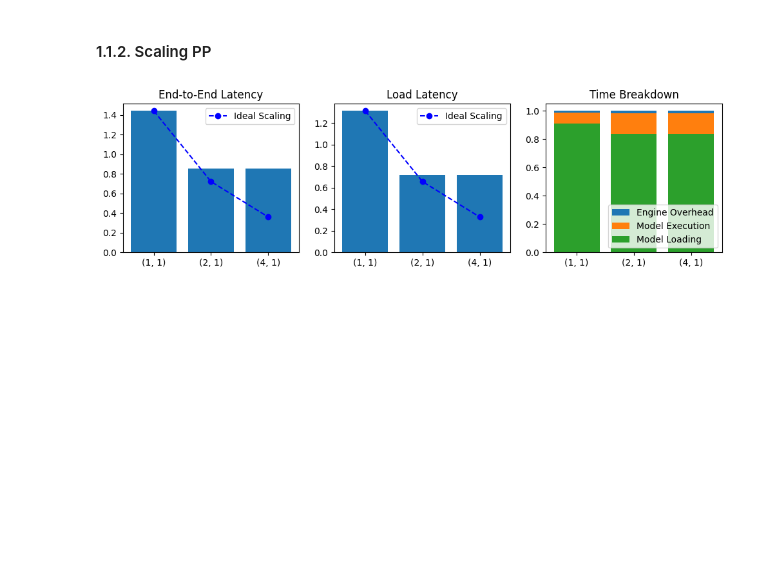
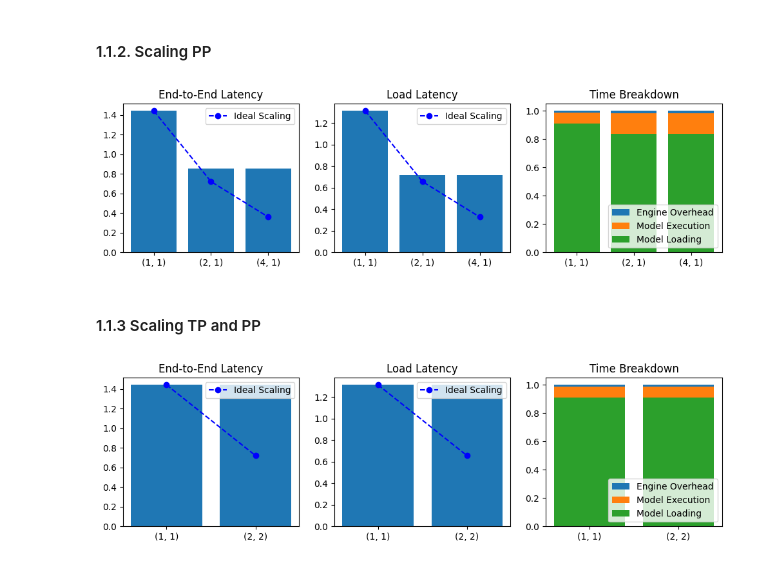
Before and after one commit to dlzou/computron, a Jupyter notebook: experiments/results.ipynb, the cells around one changed output. Cells and saved outputs as stored; diff of their text form; code cells hidden in the pictures; blank space fills up the shorter version.

```diff
--- a/experiments/perf.ipynb
+++ b/experiments/results.ipynb
@@ -32,6 +32,7 @@ else:
     parallel_configs = [(1, 1), (2, 1), (4, 1), (1, 2), (1, 4), (2, 2)]
 num_models = 2
 num_requests = 24
+
 
 def get_log_dir(tp, pp):
     s = "rr"
@@ -63,7 +64,7 @@ def round_robin_times(tp=1, pp=1):
                 t = re.search(r"time: (\d+\.\d+)", line).group(1)
                 model_times.append(float(t))
 
-    with open(join(log_dir, "client.log")) as file:
+    with open(join(log_dir, "client.log"), "r") as file:
         for line in file:
             t = re.search(r"time: (\d+\.\d+)", line).group(1)
             total_times.append(float(t))
@@ -153,3 +154,30 @@ axs[2].legend(loc="lower right")
 plt.show()
 # %% [output]
 [figure]
+# %% [markdown]
+#### 1.1.3 Scaling TP and PP
+# %%
+x = ["(1, 1)", "(2, 2)"]
+mean_scale = mean_times[[0, 5], :]
+mean_resp = mean_scale[:, 3]
+
+fig, axs = plt.subplots(1, 3, figsize=(12, 3))
+axs[0].bar(x, mean_resp)
+axs[0].plot(x, [mean_resp[0] / i for i in [1, 2]], color="blue", marker="o", linestyle="--", label="Ideal Scaling")
+axs[0].set_title("End-to-End Latency")
+axs[0].legend()
+
+axs[1].bar(x, mean_scale[:, 1])
+axs[1].plot(x, [mean_scale[0, 1] / i for i in [1, 2]], color="blue", marker="o", linestyle="--", label="Ideal Scaling")
+axs[1].set_title("Load Latency")
+axs[1].legend()
+
+axs[2].bar(x, 1, label="Engine Overhead")
+axs[2].bar(x, np.sum(mean_scale[:, 1:3], axis=1) / mean_resp, label="Model Execution")
+axs[2].bar(x, mean_scale[:, 1] / mean_resp, label="Model Loading")
+axs[2].set_title("Time Breakdown")
+axs[2].legend(loc="lower right")
+
+plt.show()
+# %% [output]
+[figure, added]
```
Also changed, not shown: parts of 8 cells of this notebook, 6 other files.
